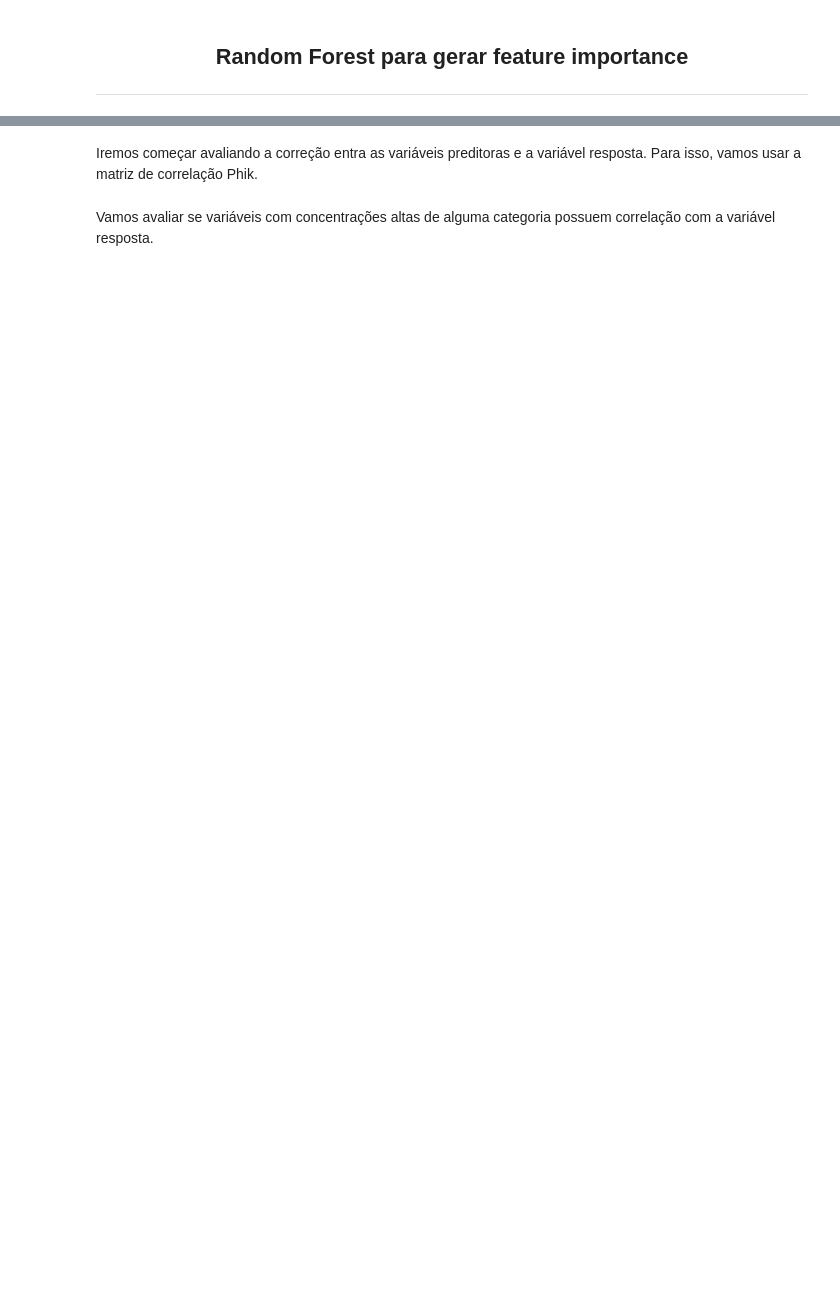
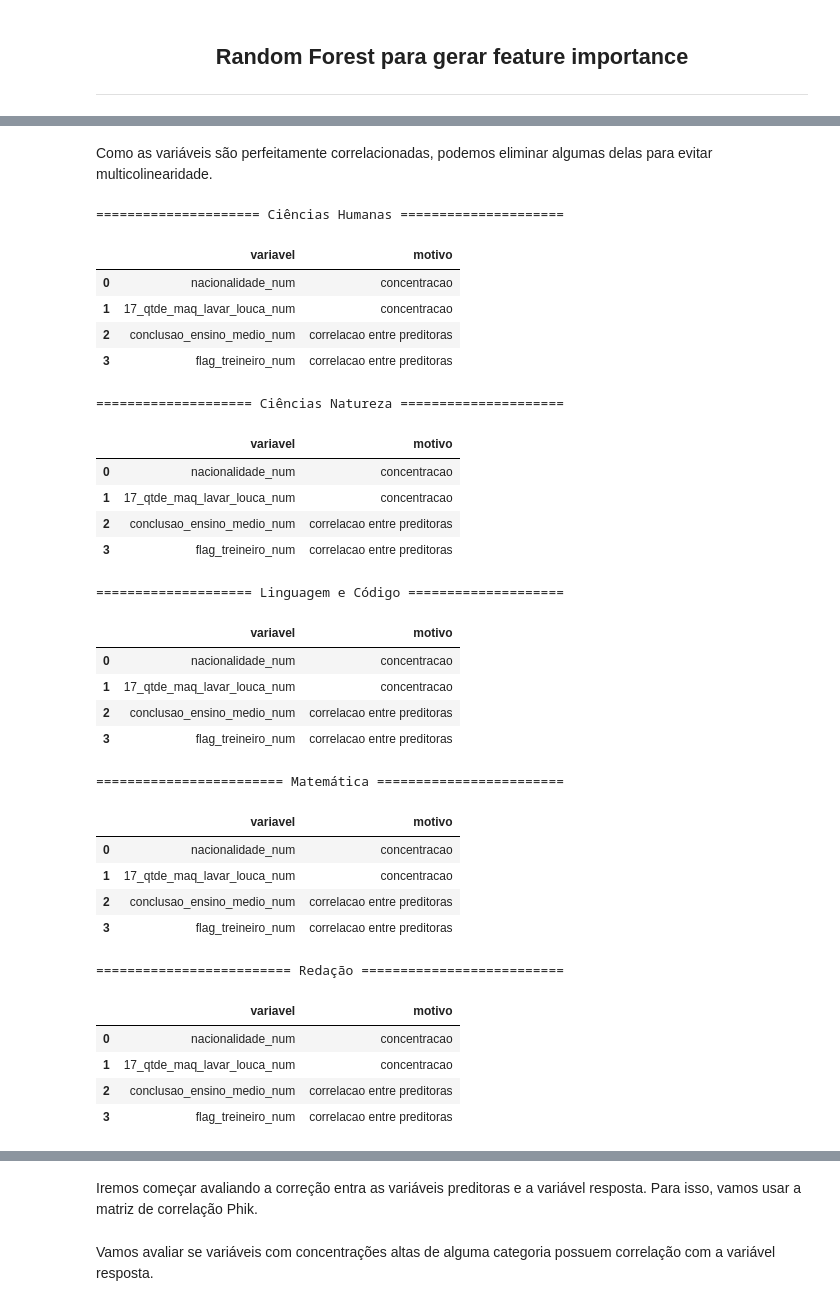
Before and after one commit to sudruder/TCC_MBA_Ciencia_Dados_ICMC, a Jupyter notebook: programação/tcc_pt_03.ipynb, the cells around one changed output, grey strips where cells are left out. Cells and saved outputs as stored; diff of their text form; code cells hidden in the pictures; blank space fills up the shorter version.

```diff
--- a/programação/tcc_pt_03.ipynb
+++ b/programação/tcc_pt_03.ipynb
@@ -521,0 +436,12 @@ for nome, df in dc_dfs.items():
+# %%
+dc_remover_preditoras = {}
+
+for nome in dc_dfs.keys():
+
+    dc_remover_preditoras[nome] = pd.DataFrame(columns=['variavel', 'motivo'])
+
+    dc_remover_preditoras[nome] = pd.concat([dc_remover_preditoras[nome], pd.DataFrame([{'variavel': 'nacionalidade_num', 'motivo': 'concentracao'}])], ignore_index=True)
+    dc_remover_preditoras[nome] = pd.concat([dc_remover_preditoras[nome], pd.DataFrame([{'variavel': '17_qtde_maq_lavar_louca_num', 'motivo': 'concentracao'}])], ignore_index=True)
+
+    del nome
+    gc.collect()
@@ -521,0 +475,15 @@ for nome, df in dc_dfs.items():
+# %%
+for nome in dc_dfs.keys():
+
+    df = dc_phik[nome]
+
+    v_um = df.query("phik == 1 and var_1 != var_2")[['var_1', 'var_2']]
+
+    print(f' {nome} '.center(60, '='))
+    print()
+
+    print(v_um)
+    print()
+
+    del df, v_um
+    gc.collect()
@@ -521,0 +508,2 @@ for nome, df in dc_dfs.items():
+# %% [markdown]
+Como as variáveis são perfeitamente correlacionadas, podemos eliminar algumas delas para evitar multicolinearidade.
@@ -521,0 +520,36 @@ for nome, df in dc_dfs.items():
+# %%
+for nome in dc_dfs.keys():
+
+    print(f' {nome} '.center(60, '='))
+    display(dc_remover_preditoras[nome])
+# %% [output]
+===================== Ciências Humanas =====================
+|  | variavel | motivo |
+| 0 | nacionalidade_num | concentracao |
+| 1 | 17_qtde_maq_lavar_louca_num | concentracao |
+| 2 | conclusao_ensino_medio_num | correlacao entre preditoras |
+| 3 | flag_treineiro_num | correlacao entre preditoras |
+==================== Ciências Natureza =====================
+|  | variavel | motivo |
+| 0 | nacionalidade_num | concentracao |
+| 1 | 17_qtde_maq_lavar_louca_num | concentracao |
+| 2 | conclusao_ensino_medio_num | correlacao entre preditoras |
+| 3 | flag_treineiro_num | correlacao entre preditoras |
+==================== Linguagem e Código ====================
+|  | variavel | motivo |
+| 0 | nacionalidade_num | concentracao |
+| 1 | 17_qtde_maq_lavar_louca_num | concentracao |
+| 2 | conclusao_ensino_medio_num | correlacao entre preditoras |
+| 3 | flag_treineiro_num | correlacao entre preditoras |
+======================== Matemática ========================
+|  | variavel | motivo |
+| 0 | nacionalidade_num | concentracao |
+| 1 | 17_qtde_maq_lavar_louca_num | concentracao |
+| 2 | conclusao_ensino_medio_num | correlacao entre preditoras |
+| 3 | flag_treineiro_num | correlacao entre preditoras |
+========================= Redação ==========================
+|  | variavel | motivo |
+| 0 | nacionalidade_num | concentracao |
+| 1 | 17_qtde_maq_lavar_louca_num | concentracao |
+| 2 | conclusao_ensino_medio_num | correlacao entre preditoras |
+| 3 | flag_treineiro_num | correlacao entre preditoras |
```
Also changed, not shown: parts of 29 cells of this notebook, 8 other files.
